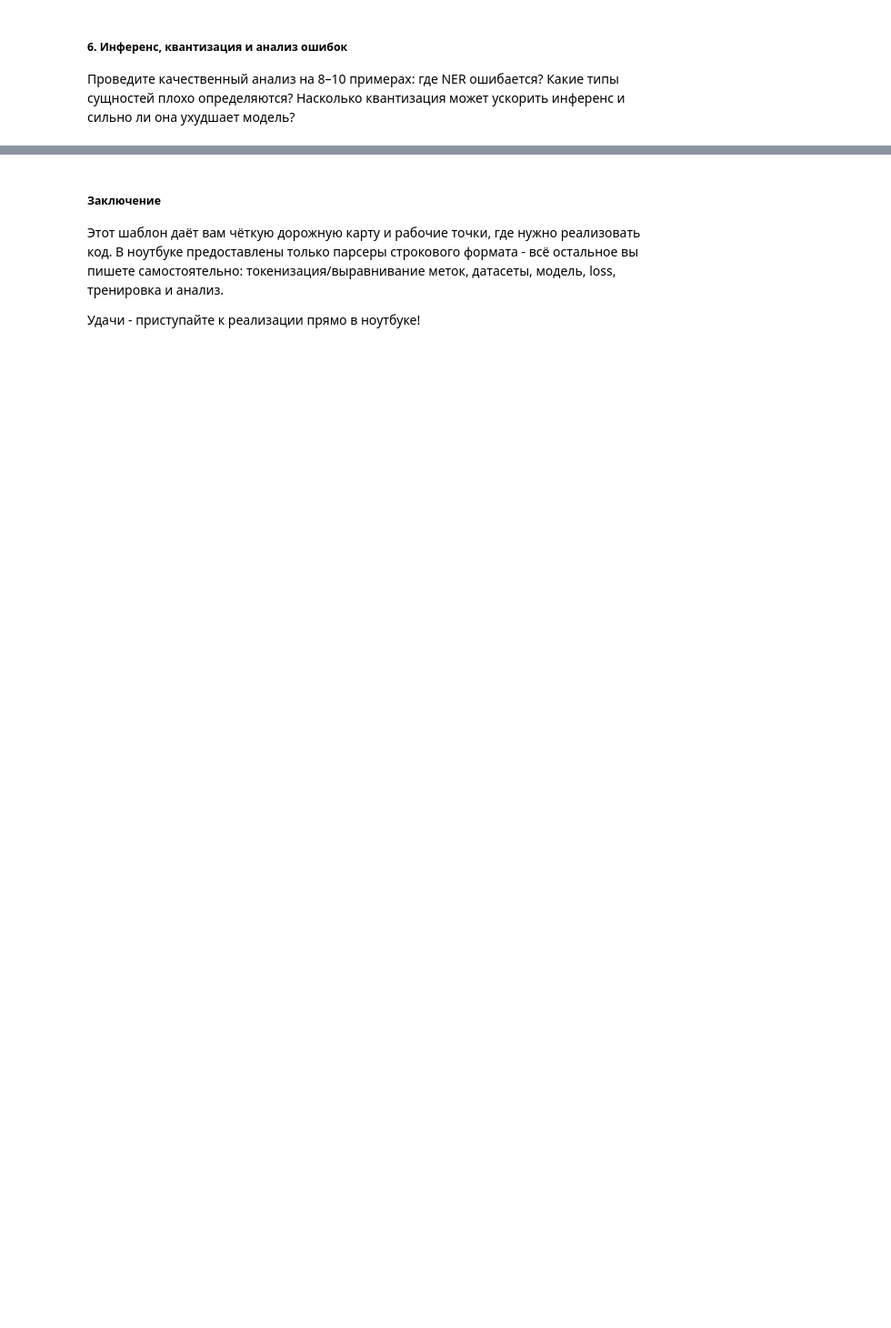
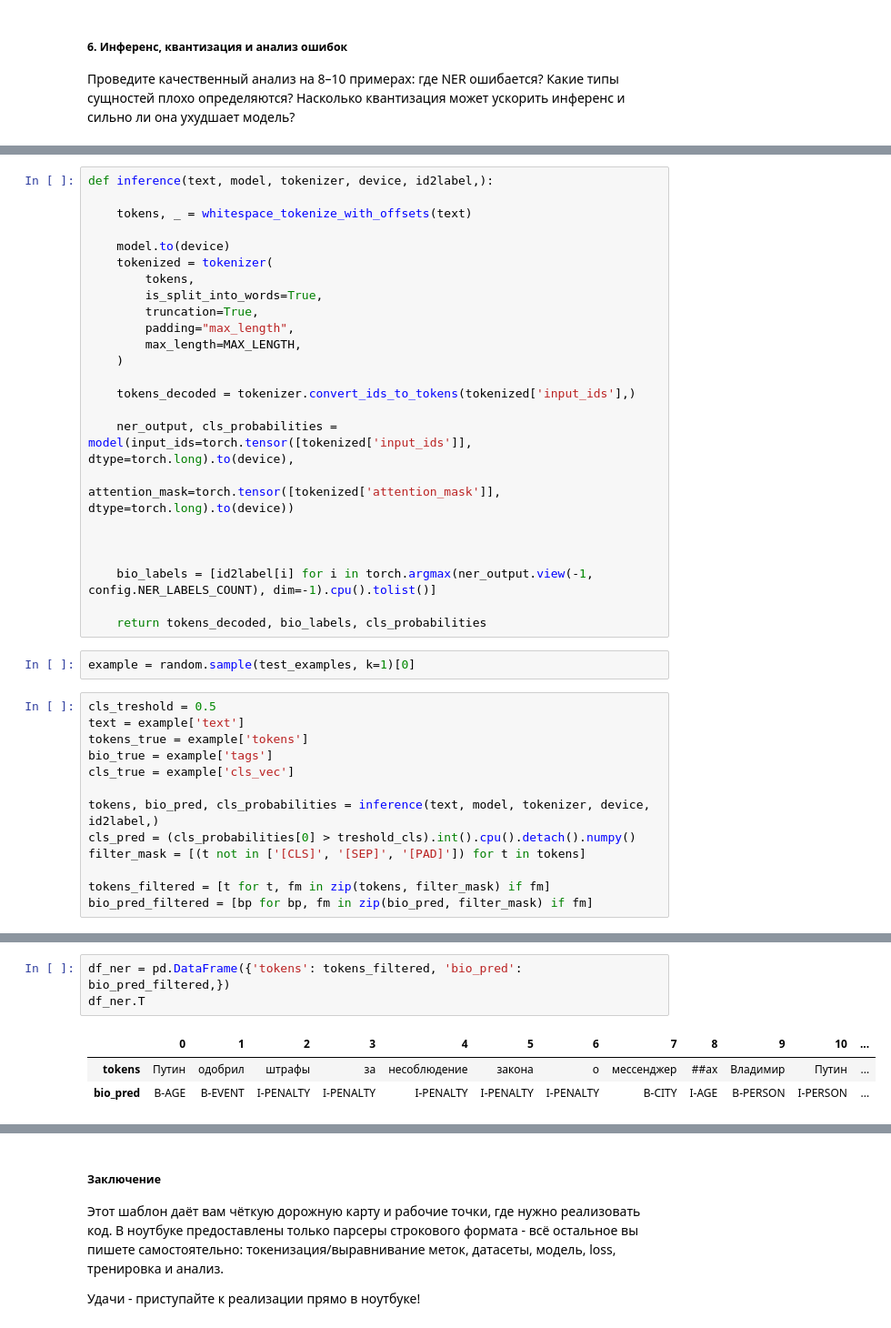
Before and after one commit to russele7/practicum_dle_sprint_5, a Jupyter notebook: NEREL_MultiTask_Notebook.ipynb, the cells around one changed output, grey strips where cells are left out. Shown at 91% size. Cells and saved outputs as stored; diff of their text form; blank space fills up the shorter version.

```diff
--- a/NEREL_MultiTask_Notebook.ipynb
+++ b/NEREL_MultiTask_Notebook.ipynb
@@ -831,0 +989,39 @@ CLS metrics: accuracy 0.5903 / precision 0.0009 / recall 1.0000 / f1_micro 0.590
+# %%
+def inference(text, model, tokenizer, device, id2label,):
+
+    tokens, _ = whitespace_tokenize_with_offsets(text)
+
+    model.to(device)
+    tokenized = tokenizer(
+        tokens,
+        is_split_into_words=True,
+        truncation=True,
+        padding="max_length",
+        max_length=MAX_LENGTH,
+    )
+
+    tokens_decoded = tokenizer.convert_ids_to_tokens(tokenized['input_ids'],)
+
+    ner_output, cls_probabilities = model(input_ids=torch.tensor([tokenized['input_ids']], dtype=torch.long).to(device),
+                                        attention_mask=torch.tensor([tokenized['attention_mask']], dtype=torch.long).to(device))
+
+
+
+    bio_labels = [id2label[i] for i in torch.argmax(ner_output.view(-1, config.NER_LABELS_COUNT), dim=-1).cpu().tolist()]
+
+    return tokens_decoded, bio_labels, cls_probabilities
+# %%
+example = random.sample(test_examples, k=1)[0]
+# %%
+cls_treshold = 0.5
+text = example['text']
+tokens_true = example['tokens']
+bio_true = example['tags']
+cls_true = example['cls_vec']
+
+tokens, bio_pred, cls_probabilities = inference(text, model, tokenizer, device, id2label,)
+cls_pred = (cls_probabilities[0] > treshold_cls).int().cpu().detach().numpy()
+filter_mask = [(t not in ['[CLS]', '[SEP]', '[PAD]']) for t in tokens]
+
+tokens_filtered = [t for t, fm in zip(tokens, filter_mask) if fm]
+bio_pred_filtered = [bp for bp, fm in zip(bio_pred, filter_mask) if fm]
@@ -831,0 +1037,7 @@ CLS metrics: accuracy 0.5903 / precision 0.0009 / recall 1.0000 / f1_micro 0.590
+# %%
+df_ner = pd.DataFrame({'tokens': tokens_filtered, 'bio_pred': bio_pred_filtered,})
+df_ner.T
+# %% [output]
+|  | 0 | 1 | 2 | 3 | 4 | 5 | 6 | 7 | 8 | 9 | 10 | ... |
+| tokens | Путин | одобрил | штрафы | за | несоблюдение | закона | о | мессенджер | ##ах | Владимир | Путин | ... |
+| bio_pred | B-AGE | B-EVENT | I-PENALTY | I-PENALTY | I-PENALTY | I-PENALTY | I-PENALTY | B-CITY | I-AGE | B-PERSON | I-PERSON | ... |
```
Also changed, not shown: parts of 57 cells of this notebook.
